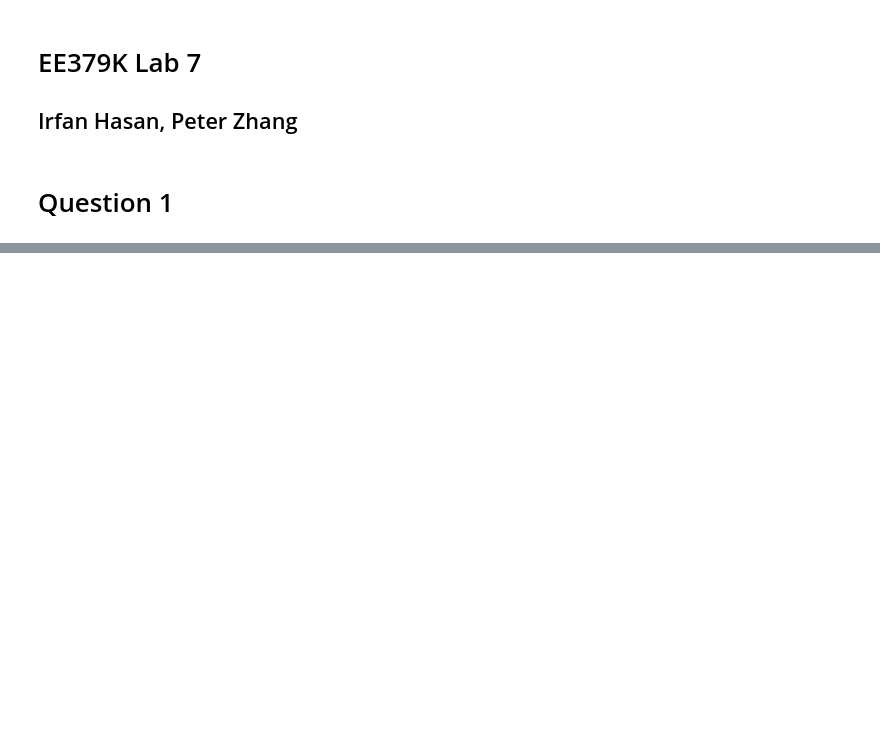
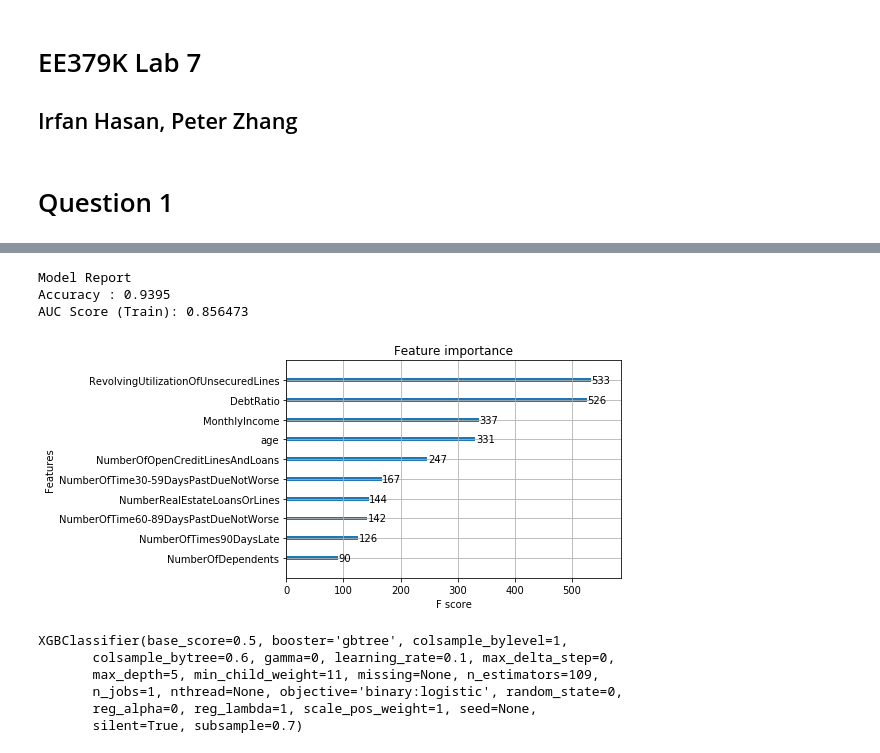
Before and after one commit to irfanhasan/EE379K, a Jupyter notebook: Lab7/Untitled.ipynb, the cells around one changed output, grey strips where cells are left out. Cells and saved outputs as stored; diff of their text form; code cells hidden in the pictures; blank space fills up the shorter version.

```diff
--- a/Lab7/Untitled.ipynb
+++ b/Lab7/Untitled.ipynb
@@ -87,0 +142,8 @@ sns.pairplot(X_log)
+# %%
+# tune max_depth and child weight
+params = {
+    'max_depth': [5, 7, 9],
+    'min_child_weight': [1, 7, 13]
+}
+gsearch = GridSearchCV(estimator=clf, param_grid=params, cv=5, n_jobs=4, scoring='roc_auc', verbose=2)
+gsearch.fit(X_train, y_train)
@@ -87,0 +244,15 @@ sns.pairplot(X_log)
+# %%
+'''
+    tune subsample and colsample
+    first tune:
+        'colsample_bytree': [1, 0.8, 0.6, 0.4],
+        'subsample': [1, 0.8, 0.6, 0.4]
+        0.6, 0.8, score: .86505
+'''
+params = {
+    'colsample_bytree': [0.7, 0.6, 0.5],
+    'subsample': [0.9, 0.8, 0.7]
+}
+gsearch = GridSearchCV(estimator=clf, param_grid=params, cv=5, n_jobs=4, scoring='roc_auc', verbose=2)
+gsearch.fit(X_train, y_train)
+gsearch.best_params_, gsearch.best_score_
@@ -87,0 +300,10 @@ sns.pairplot(X_log)
+# %%
+'''
+tune learning rate
+'''
+params = {
+    'learning_rate': [0.1, 0.05, 0.01]
+}
+gsearch = GridSearchCV(estimator=clf, param_grid=params, cv=5, n_jobs=4, scoring='roc_auc', verbose=2)
+gsearch.fit(X_train, y_train)
+gsearch.best_params_, gsearch.best_score_
@@ -87,0 +330,26 @@ sns.pairplot(X_log)
+# %%
+# final clf
+clf = xgb.XGBClassifier(
+    colsample_bytree=0.6,
+    learning_rate=0.1,
+    max_depth=5,
+    min_child_weight=11,
+    n_estimators=1000,
+    objective='binary:logistic',
+    subsample=0.7
+)
+modelfit(clf, X_train, y_train, X_test, y_test)
+# %% [output]
+Model Report
+Accuracy : 0.9395
+AUC Score (Train): 0.856473
+[figure, added]
+# %%
+clf
+# %% [output]
+XGBClassifier(base_score=0.5, booster='gbtree', colsample_bylevel=1,
+       colsample_bytree=0.6, gamma=0, learning_rate=0.1, max_delta_step=0,
+       max_depth=5, min_child_weight=11, missing=None, n_estimators=109,
+       n_jobs=1, nthread=None, objective='binary:logistic', random_state=0,
+       reg_alpha=0, reg_lambda=1, scale_pos_weight=1, seed=None,
+       silent=True, subsample=0.7)
```
Also changed, not shown: parts of 48 cells of this notebook.
